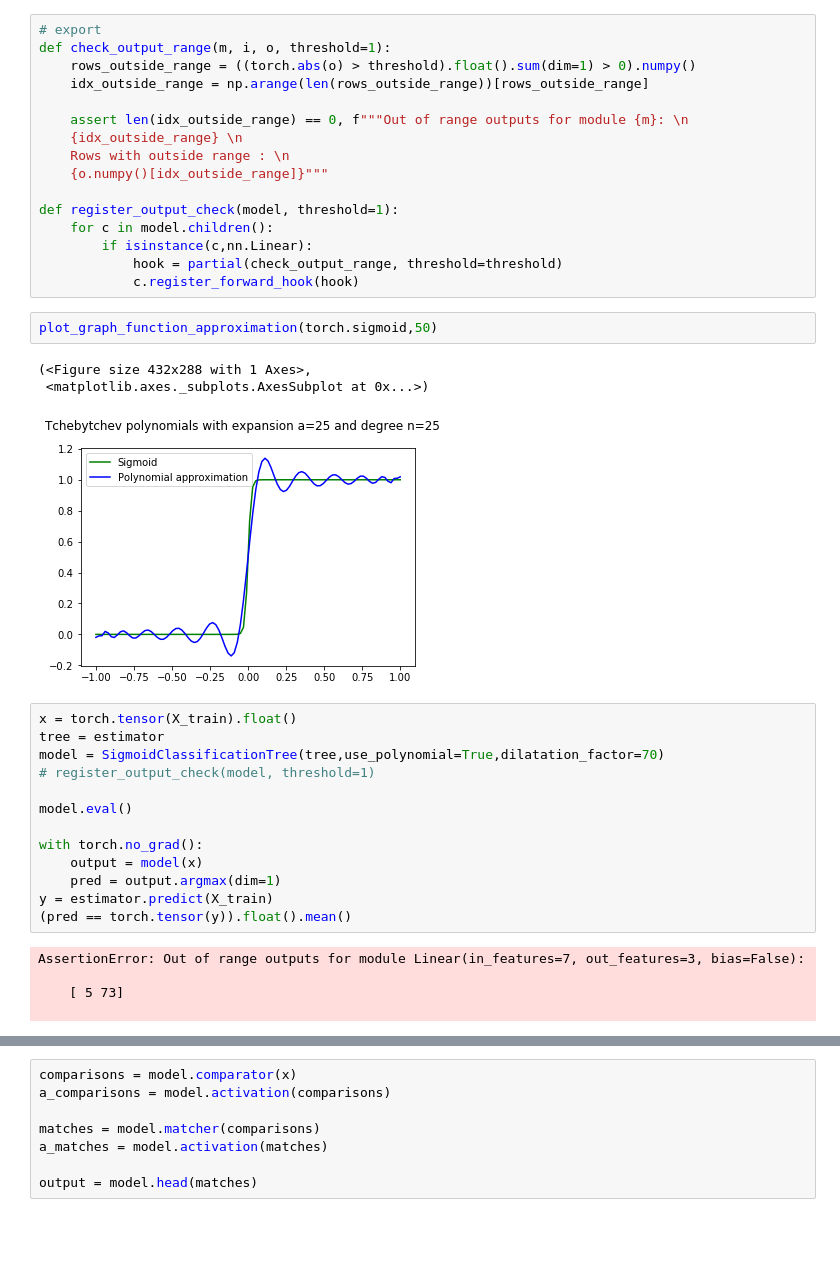
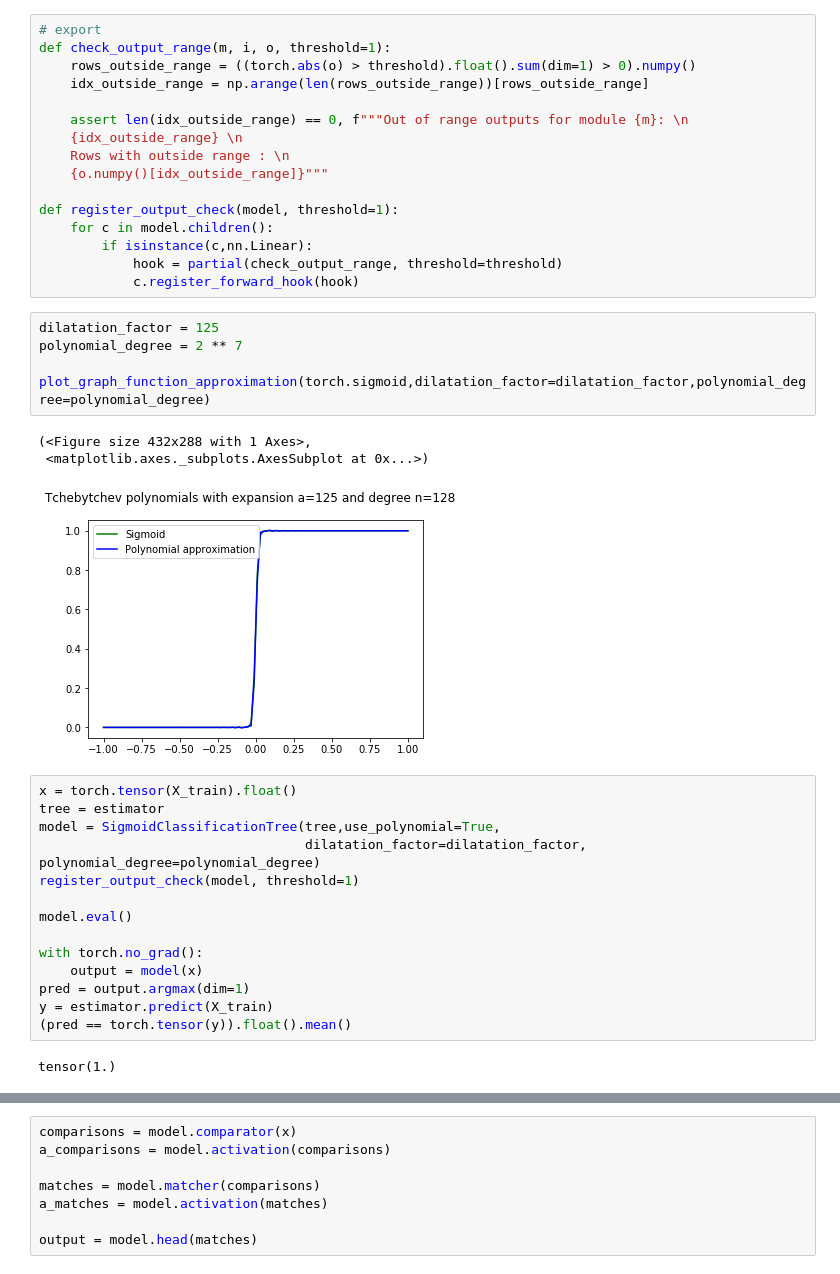
Before and after one commit to dhuynh95/cryptotree, a Jupyter notebook: nbs/00_core.ipynb, the cells around one changed output, grey strips where cells are left out. Cells and saved outputs as stored; diff of their text form; blank space fills up the shorter version.

```diff
--- a/nbs/00_core.ipynb
+++ b/nbs/00_core.ipynb
@@ -837,30 +875,31 @@ def register_output_check(model, threshold=1):
         if isinstance(c,nn.Linear):
             hook = partial(check_output_range, threshold=threshold)
             c.register_forward_hook(hook)
-# %%
-plot_graph_function_approximation(torch.sigmoid,50)
-# %% [output]
-(<Figure size 432x288 with 1 Axes>,
- <matplotlib.axes._subplots.AxesSubplot at 0x...>)
-[figure, removed]
+# %%
+dilatation_factor = 125
+polynomial_degree = 2 ** 7
+
+plot_graph_function_approximation(torch.sigmoid,dilatation_factor=dilatation_factor,polynomial_degree=polynomial_degree)
+# %% [output]
+(<Figure size 432x288 with 1 Axes>,
+ <matplotlib.axes._subplots.AxesSubplot at 0x...>)
+[figure, added]
 # %%
 x = torch.tensor(X_train).float()
 tree = estimator
-model = SigmoidClassificationTree(tree,use_polynomial=True,dilatation_factor=70)
-# register_output_check(model, threshold=1)
+model = SigmoidClassificationTree(tree,use_polynomial=True,
+                                  dilatation_factor=dilatation_factor, polynomial_degree=polynomial_degree)
+register_output_check(model, threshold=1)
 
 model.eval()
 
 with torch.no_grad():
     output = model(x)
-    pred = output.argmax(dim=1)
+pred = output.argmax(dim=1)
 y = estimator.predict(X_train)
 (pred == torch.tensor(y)).float().mean()
 # %% [output]
-AssertionError: Out of range outputs for module Linear(in_features=7, out_features=3, bias=False):
-
-    [ 5 73]
-
+tensor(1.)
 # %%
 x = torch.tensor(X_train).float()
 tree = estimator
```
Also changed, not shown: parts of 31 cells of this notebook, 3 other files.
